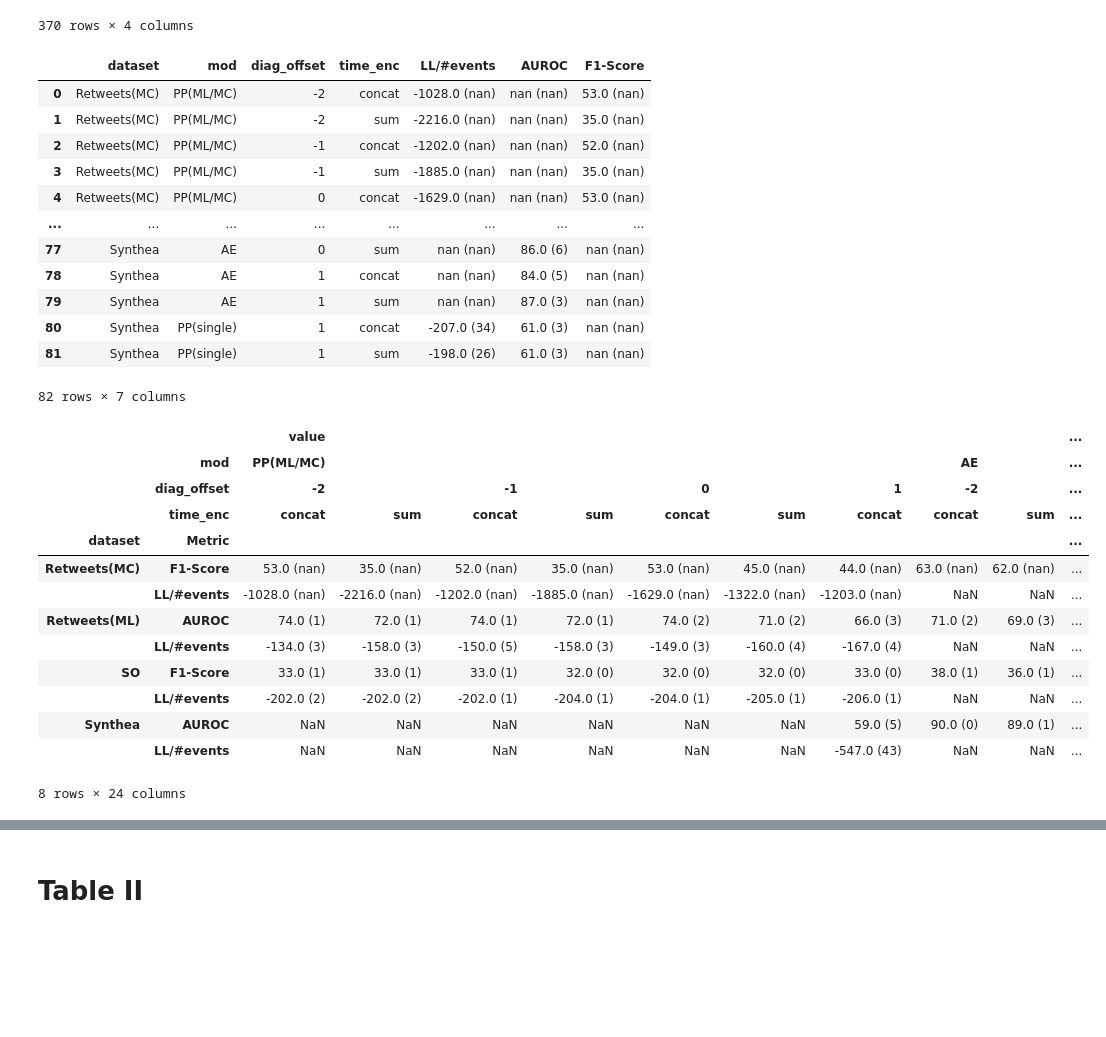
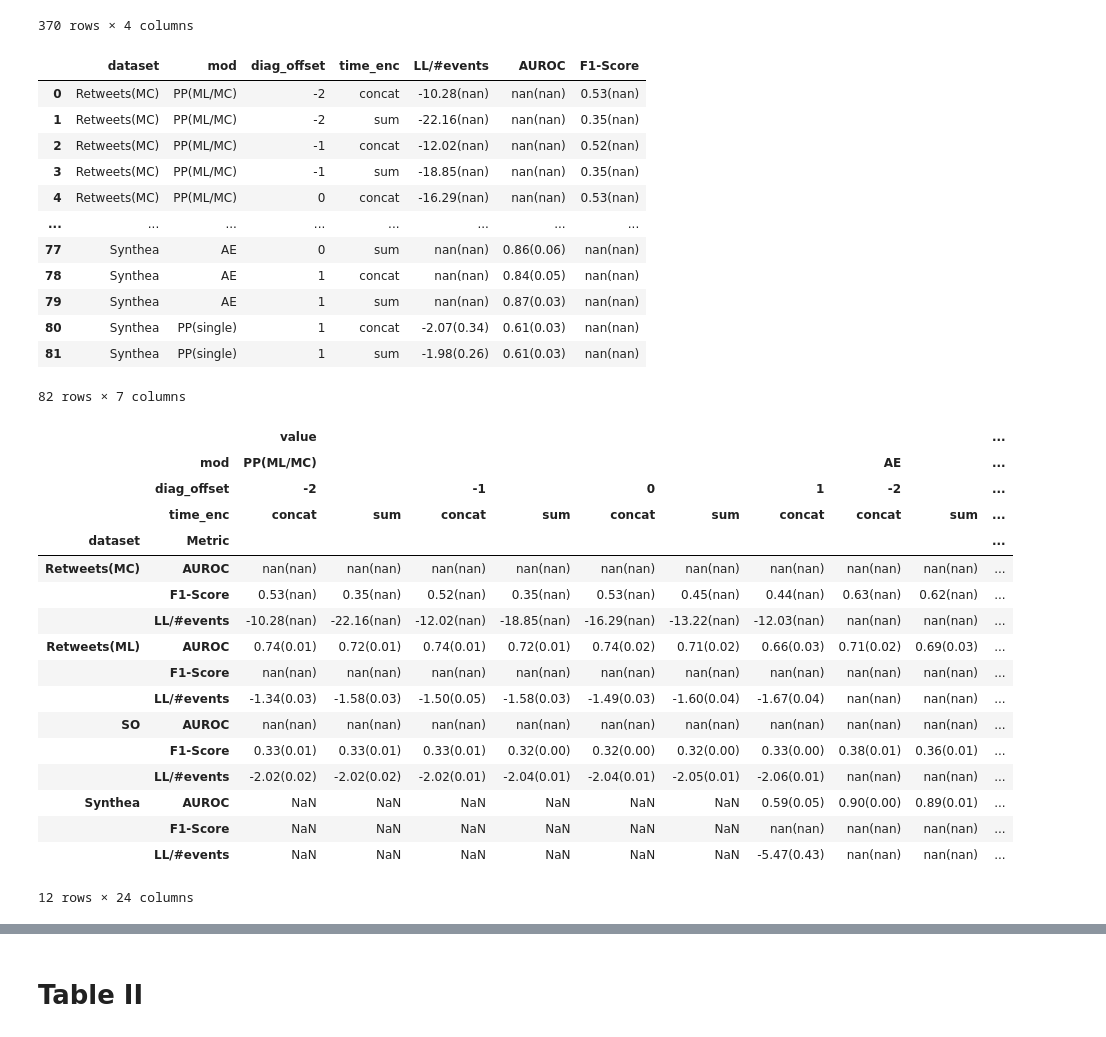
Before and after one commit to hojjatkarami/tedam2, a Jupyter notebook: jup_res.ipynb, the cells around one changed output, grey strips where cells are left out. Drawn from its saved outputs; the diff is of its cells as text; code cells hidden in the pictures; blank space fills up the shorter version.

```diff
--- a/jup_res.ipynb
+++ b/jup_res.ipynb
@@ -151,57 +151,61 @@ a0 = df.groupby(i_groupby_row + i_groupby_col)[i_metric].size().rename('runs')
 
 a1 = df.groupby(i_groupby_row + i_groupby_col)[i_metric].aggregate(i_stats).round(3)
 
-a1 = df.groupby(i_groupby_row + i_groupby_col)[i_metric].aggregate(lambda x:f'{round(x.mean()*100,0):.0f}({round(x.std()*100,0):.0f})'  ).reset_index() #
+a1 = df.groupby(i_groupby_row + i_groupby_col)[i_metric].aggregate(lambda x:f'{round(x.mean()*1,2):.2f}({round(x.std()*1,2):.2f})'  ).reset_index() #
 
 # a4 = df.groupby(i_by)[i_metric].apply(lambda x:x.round(3).tolist())   # x.round(3).tolist()
 
 a1.loc[   a1['mod'].isin(['ml','mc']) , 'mod']='PP(ML/MC)'
 a1.loc[   a1['mod'].isin(['none']) , 'mod']='AE'
 a1.loc[   a1['mod'].isin(['single']) , 'mod']='PP(single)'
 
 a1
 
 
 
 df_result = a1.melt(id_vars=i_groupby_row + i_groupby_col,value_vars=i_metric, var_name='Metric')
 
 
 
 # df = df.melt(id_vars=i_groupby_row + i_groupby_col + i_agg ,value_vars=i_metric, var_name='Metric')
 
 df_result = df_result.pivot(index=i_groupby_row+['Metric'],columns=i_groupby_col)
 
 # remove irrelevant metrics
 df_result = df_result.replace('nan (nan)', np.nan).dropna(axis=0,how='all')
 df_result
 # %% [output]
 |  | dataset | mod | diag_offset | time_enc | LL/#events | AUROC | F1-Score |
-| 0 | Retweets(MC) | PP(ML/MC) | -2 | concat | -1028.0 (nan) | nan (nan) | 53.0 (nan) |
-| 1 | Retweets(MC) | PP(ML/MC) | -2 | sum | -2216.0 (nan) | nan (nan) | 35.0 (nan) |
-| 2 | Retweets(MC) | PP(ML/MC) | -1 | concat | -1202.0 (nan) | nan (nan) | 52.0 (nan) |
-| 3 | Retweets(MC) | PP(ML/MC) | -1 | sum | -1885.0 (nan) | nan (nan) | 35.0 (nan) |
-| 4 | Retweets(MC) | PP(ML/MC) | 0 | concat | -1629.0 (nan) | nan (nan) | 53.0 (nan) |
+| 0 | Retweets(MC) | PP(ML/MC) | -2 | concat | -10.28(nan) | nan(nan) | 0.53(nan) |
+| 1 | Retweets(MC) | PP(ML/MC) | -2 | sum | -22.16(nan) | nan(nan) | 0.35(nan) |
+| 2 | Retweets(MC) | PP(ML/MC) | -1 | concat | -12.02(nan) | nan(nan) | 0.52(nan) |
+| 3 | Retweets(MC) | PP(ML/MC) | -1 | sum | -18.85(nan) | nan(nan) | 0.35(nan) |
+| 4 | Retweets(MC) | PP(ML/MC) | 0 | concat | -16.29(nan) | nan(nan) | 0.53(nan) |
 | ... | ... | ... | ... | ... | ... | ... | ... |
-| 77 | Synthea | AE | 0 | sum | nan (nan) | 86.0 (6) | nan (nan) |
-| 78 | Synthea | AE | 1 | concat | nan (nan) | 84.0 (5) | nan (nan) |
-| 79 | Synthea | AE | 1 | sum | nan (nan) | 87.0 (3) | nan (nan) |
-| 80 | Synthea | PP(single) | 1 | concat | -207.0 (34) | 61.0 (3) | nan (nan) |
-| 81 | Synthea | PP(single) | 1 | sum | -198.0 (26) | 61.0 (3) | nan (nan) |
+| 77 | Synthea | AE | 0 | sum | nan(nan) | 0.86(0.06) | nan(nan) |
+| 78 | Synthea | AE | 1 | concat | nan(nan) | 0.84(0.05) | nan(nan) |
+| 79 | Synthea | AE | 1 | sum | nan(nan) | 0.87(0.03) | nan(nan) |
+| 80 | Synthea | PP(single) | 1 | concat | -2.07(0.34) | 0.61(0.03) | nan(nan) |
+| 81 | Synthea | PP(single) | 1 | sum | -1.98(0.26) | 0.61(0.03) | nan(nan) |
 82 rows × 7 columns
 |  |  | value |  |  |  |  |  |  |  |  | ... |
 |  | mod | PP(ML/MC) |  |  |  |  |  |  | AE |  | ... |
 |  | diag_offset | -2 |  | -1 |  | 0 |  | 1 | -2 |  | ... |
 |  | time_enc | concat | sum | concat | sum | concat | sum | concat | concat | sum | ... |
 | dataset | Metric |  |  |  |  |  |  |  |  |  | ... |
-| Retweets(MC) | F1-Score | 53.0 (nan) | 35.0 (nan) | 52.0 (nan) | 35.0 (nan) | 53.0 (nan) | 45.0 (nan) | 44.0 (nan) | 63.0 (nan) | 62.0 (nan) | ... |
-|  | LL/#events | -1028.0 (nan) | -2216.0 (nan) | -1202.0 (nan) | -1885.0 (nan) | -1629.0 (nan) | -1322.0 (nan) | -1203.0 (nan) | NaN | NaN | ... |
-| Retweets(ML) | AUROC | 74.0 (1) | 72.0 (1) | 74.0 (1) | 72.0 (1) | 74.0 (2) | 71.0 (2) | 66.0 (3) | 71.0 (2) | 69.0 (3) | ... |
-|  | LL/#events | -134.0 (3) | -158.0 (3) | -150.0 (5) | -158.0 (3) | -149.0 (3) | -160.0 (4) | -167.0 (4) | NaN | NaN | ... |
-| SO | F1-Score | 33.0 (1) | 33.0 (1) | 33.0 (1) | 32.0 (0) | 32.0 (0) | 32.0 (0) | 33.0 (0) | 38.0 (1) | 36.0 (1) | ... |
-|  | LL/#events | -202.0 (2) | -202.0 (2) | -202.0 (1) | -204.0 (1) | -204.0 (1) | -205.0 (1) | -206.0 (1) | NaN | NaN | ... |
-| Synthea | AUROC | NaN | NaN | NaN | NaN | NaN | NaN | 59.0 (5) | 90.0 (0) | 89.0 (1) | ... |
-|  | LL/#events | NaN | NaN | NaN | NaN | NaN | NaN | -547.0 (43) | NaN | NaN | ... |
+| Retweets(MC) | AUROC | nan(nan) | nan(nan) | nan(nan) | nan(nan) | nan(nan) | nan(nan) | nan(nan) | nan(nan) | nan(nan) | ... |
+|  | F1-Score | 0.53(nan) | 0.35(nan) | 0.52(nan) | 0.35(nan) | 0.53(nan) | 0.45(nan) | 0.44(nan) | 0.63(nan) | 0.62(nan) | ... |
+|  | LL/#events | -10.28(nan) | -22.16(nan) | -12.02(nan) | -18.85(nan) | -16.29(nan) | -13.22(nan) | -12.03(nan) | nan(nan) | nan(nan) | ... |
+| Retweets(ML) | AUROC | 0.74(0.01) | 0.72(0.01) | 0.74(0.01) | 0.72(0.01) | 0.74(0.02) | 0.71(0.02) | 0.66(0.03) | 0.71(0.02) | 0.69(0.03) | ... |
+|  | F1-Score | nan(nan) | nan(nan) | nan(nan) | nan(nan) | nan(nan) | nan(nan) | nan(nan) | nan(nan) | nan(nan) | ... |
+|  | LL/#events | -1.34(0.03) | -1.58(0.03) | -1.50(0.05) | -1.58(0.03) | -1.49(0.03) | -1.60(0.04) | -1.67(0.04) | nan(nan) | nan(nan) | ... |
+| SO | AUROC | nan(nan) | nan(nan) | nan(nan) | nan(nan) | nan(nan) | nan(nan) | nan(nan) | nan(nan) | nan(nan) | ... |
+|  | F1-Score | 0.33(0.01) | 0.33(0.01) | 0.33(0.01) | 0.32(0.00) | 0.32(0.00) | 0.32(0.00) | 0.33(0.00) | 0.38(0.01) | 0.36(0.01) | ... |
+|  | LL/#events | -2.02(0.02) | -2.02(0.02) | -2.02(0.01) | -2.04(0.01) | -2.04(0.01) | -2.05(0.01) | -2.06(0.01) | nan(nan) | nan(nan) | ... |
+| Synthea | AUROC | NaN | NaN | NaN | NaN | NaN | NaN | 0.59(0.05) | 0.90(0.00) | 0.89(0.01) | ... |
+|  | F1-Score | NaN | NaN | NaN | NaN | NaN | NaN | nan(nan) | nan(nan) | nan(nan) | ... |
+|  | LL/#events | NaN | NaN | NaN | NaN | NaN | NaN | -5.47(0.43) | nan(nan) | nan(nan) | ... |
-8 rows × 24 columns
+12 rows × 24 columns
 # %%
 df_result.transpose().sort_values(by=i_groupby_col,axis=0)
 # %% [output]
```
Also changed, not shown: parts of 1 cell of this notebook, 2 other files.
